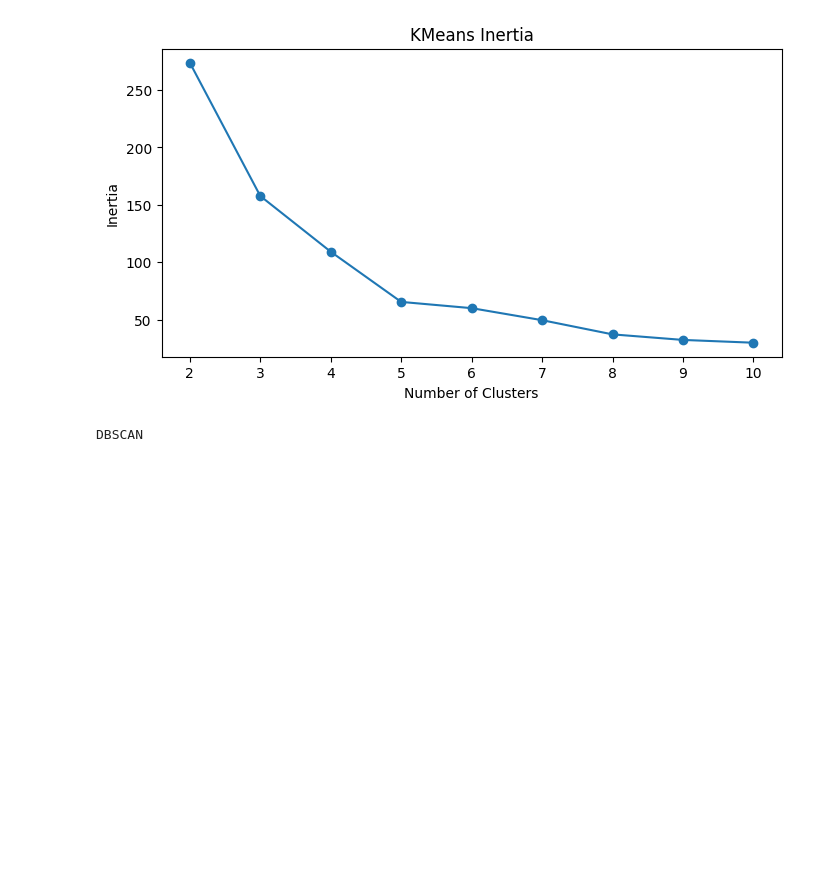
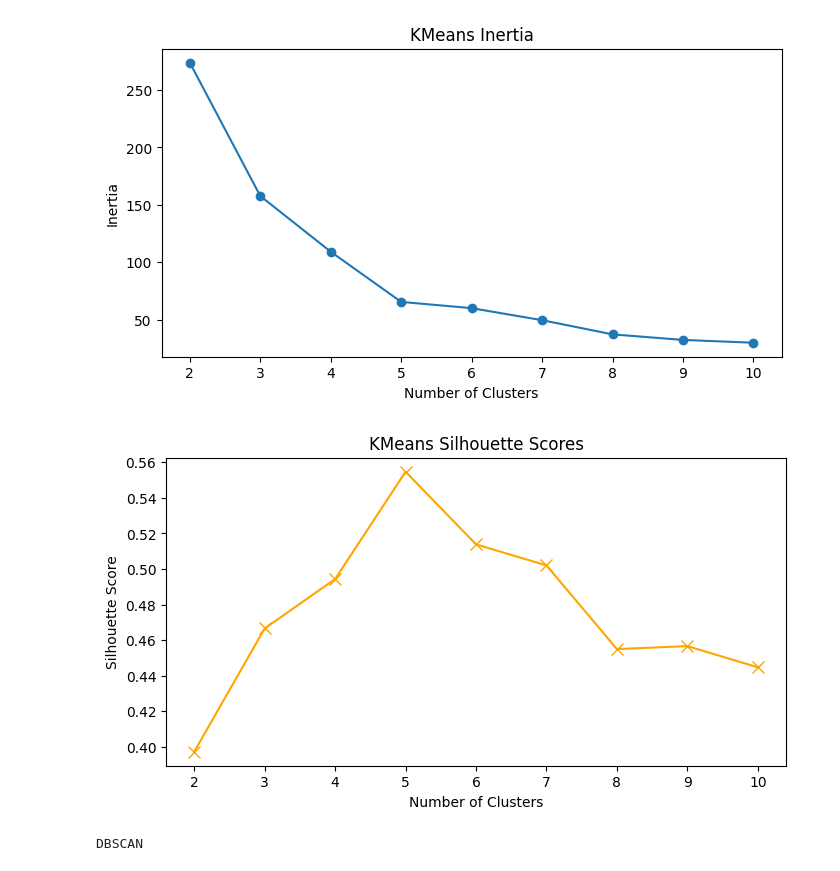
Before and after one commit to alessio-buda/Deposito-Buda-AI-Academy, a Jupyter notebook: 2025-08-20/ex-01/clustering_mall_customers.ipynb, the cells around one changed output. Drawn from its saved outputs; the diff is of its cells as text; code cells hidden in the pictures; blank space fills up the shorter version.

Commit message:
Add silhoutte score analysis

```diff
--- a/2025-08-20/ex-01/clustering_mall_customers.ipynb
+++ b/2025-08-20/ex-01/clustering_mall_customers.ipynb
@@ -116,11 +117,13 @@ fig, axes = plt.subplots(3, 3, figsize=(15, 12))
 axes = axes.flatten()
 
 inertia = []
+silhouette_scores = []
 
 for idx, n in enumerate(range(2, 11)):
     kmeans = KMeans(n_clusters=n, random_state=42)
     clusters = kmeans.fit_predict(data_scaled)
     inertia.append(kmeans.inertia_)
+    silhouette_scores.append(silhouette_score(data_scaled, clusters))
     axes[idx].scatter(data_scaled['Annual Income (k$)'], data_scaled['Spending Score (1-100)'], c=clusters, cmap='viridis')
     axes[idx].set_title(f'n_clusters={n}')
     axes[idx].set_xlabel('Annual Income (k$)')
@@ -139,6 +142,15 @@ plt.ylabel('Inertia')
 plt.show()
 # %% [output]
 [figure]
+# %%
+plt.figure(figsize=(8, 4))
+plt.plot(range(2, 11), silhouette_scores, marker='x', color='orange', markersize=8)
+plt.title('KMeans Silhouette Scores')
+plt.xlabel('Number of Clusters')
+plt.ylabel('Silhouette Score')
+plt.show()
+# %% [output]
+[figure, added]
 # %%
 # DBScan clustering
 
```
Also changed, not shown: parts of 2 cells of this notebook.
